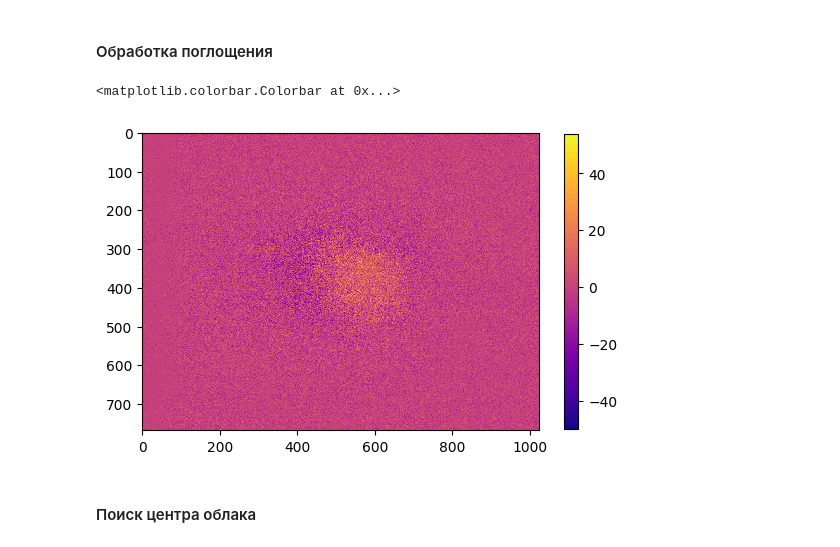
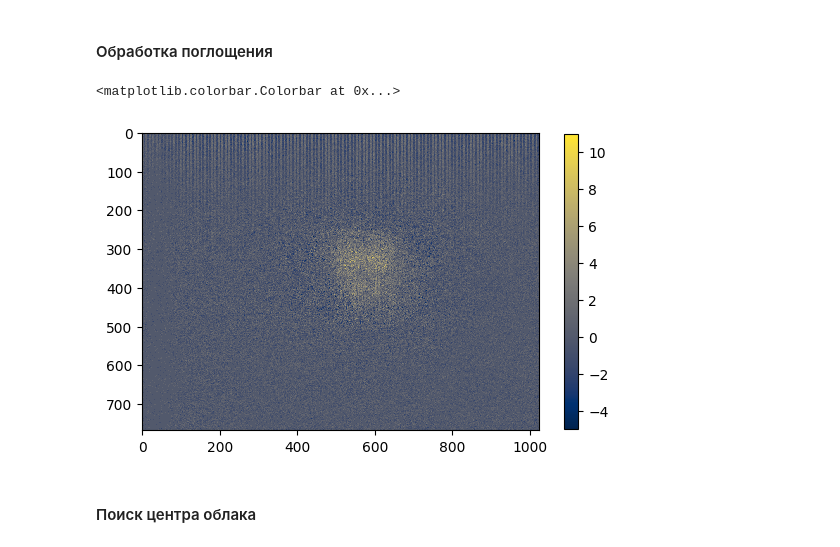
Before and after one commit to chekhyr/AbIm-soft, a Jupyter notebook: AI_Calcium.ipynb, the cells around one changed output. Saved outputs shown, nothing was run; the diff lists cells and outputs as text; code cells hidden in the pictures.

```diff
--- a/AI_Calcium.ipynb
+++ b/AI_Calcium.ipynb
@@ -26,8 +27,9 @@ Kx_abs = 0.0008094308092914499
 # %% [markdown]
 #### Обработка поглощения
 # %%
-file_abs = "image_10"
-directory = r"../2025-06-09_densityScan_b=35\d=6.38V//"
+file_abs = "image_4"
+directory = r"../2025-06-xx_densityScan-vrDetuning/b=35/d=6.38V//"
+#directory = r"../..//" #desktop
 
 '''Чтение и разбиение файла'''
 img = PIL.Image.open(directory + file_abs + ".tif") #initially a grayscale image
@@ -43,24 +45,22 @@ except EOFError: #end of frames case
 
 I_atoms = shots[0] #I
 I_lbeam = shots[1] #I0
-
-'''Определение количества пикселей по осям i и j'''
-rows, columns = I_atoms.shape
+bias = shots[2]
 # %%
-'''Приведение к uint8 и замена нулей, чтобы не возникало ошибок при делении матриц'''
-I_atoms = cv2.normalize(I_atoms, None, 1, 256, cv2.NORM_MINMAX, dtype=cv2.CV_16U)
-I_lbeam = cv2.normalize(I_lbeam, None, 1, 256, cv2.NORM_MINMAX, dtype=cv2.CV_16U)
+'''Приведение к uint16 и замена нулей, чтобы не возникало ошибок при делении матриц'''
+num = (I_atoms - bias).astype(np.uint16) + 1
+denom = (I_lbeam - bias).astype(np.uint16) + 1
 
 '''Определение пропускания T(x,y)'''
-T = (I_atoms/I_lbeam).astype(np.float32)
+T = (num/denom).astype(np.float32)
 
 '''Визуализация'''
 D = I_lbeam.astype(np.int16)-I_atoms.astype(np.int16)
-plt.imshow(D, cmap="plasma", interpolation="none")
+plt.imshow(D, cmap="cividis", interpolation="none")
 plt.colorbar(shrink=.8)
 # %% [output]
 <matplotlib.colorbar.Colorbar at 0x...>
-[figure, old version]
+[figure, new version]
 # %% [markdown]
 #### Поиск центра облака
 # %%
```
Also changed, not shown: parts of 6 cells of this notebook, 1 other file.
